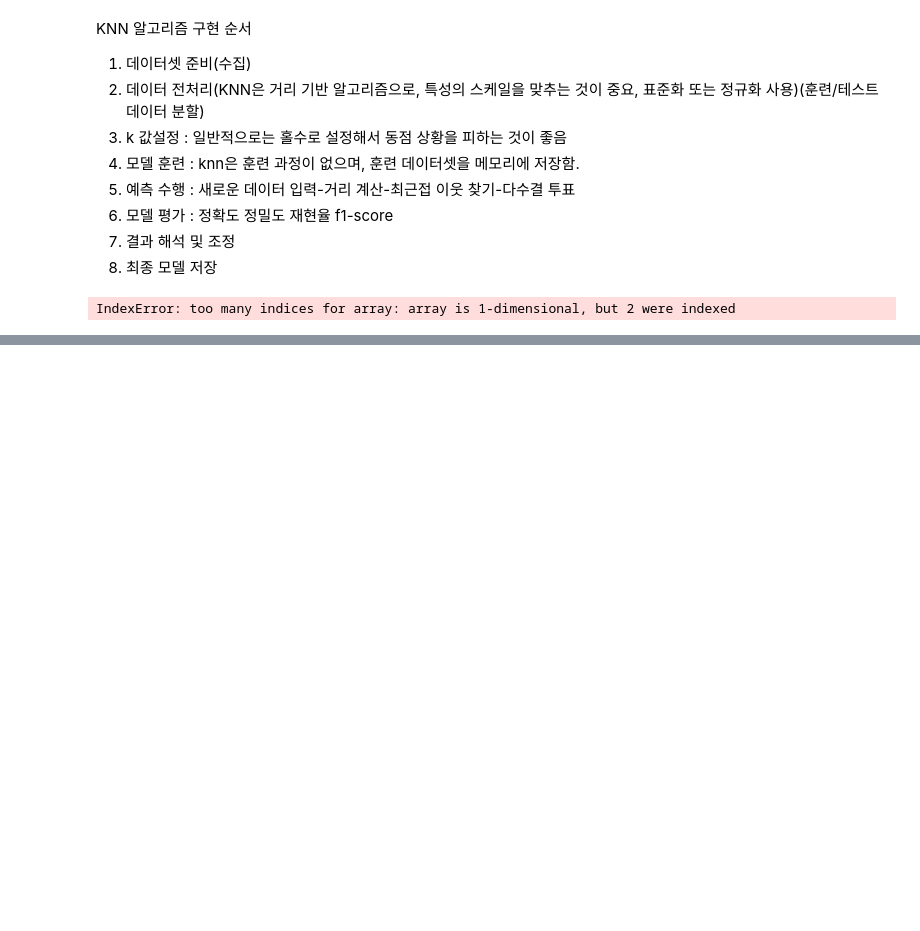
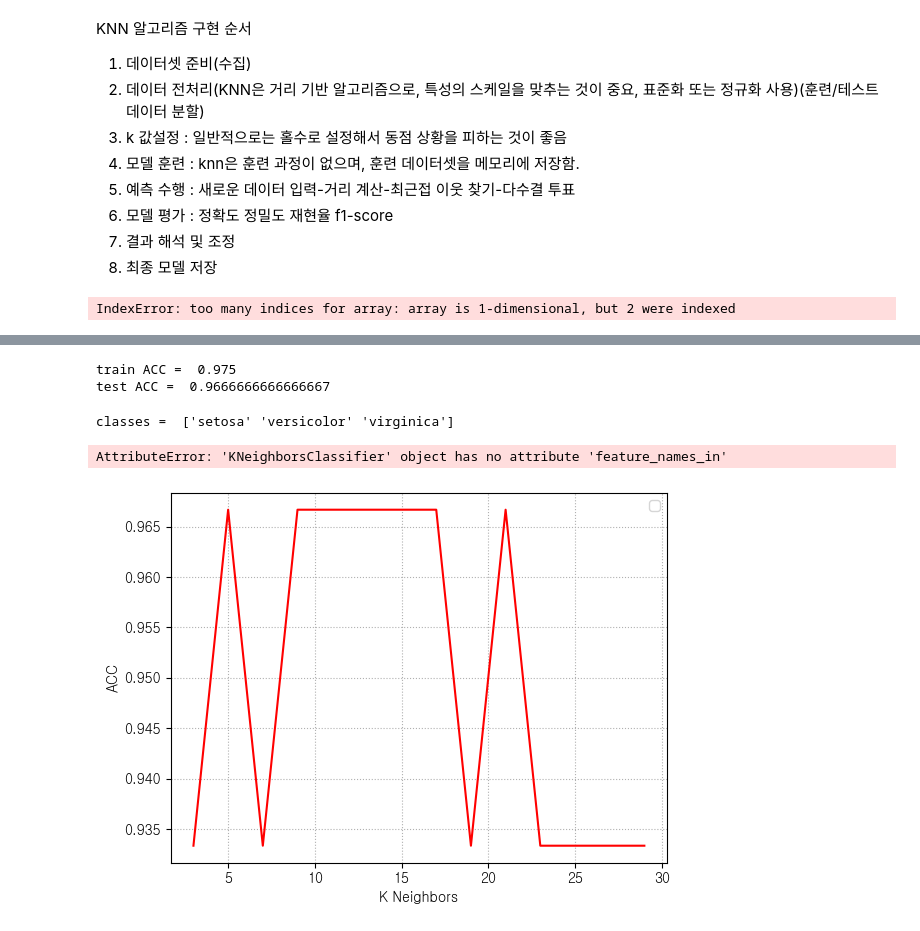
Before and after one commit to rmfpafls/sesac_python, a Jupyter notebook: pandas, seaborn/0911.ipynb, the cells around one changed output, grey strips where cells are left out. Drawn from its saved outputs; the diff is of its cells as text; code cells hidden in the pictures; blank space fills up the shorter version.

```diff
--- a/pandas, seaborn/0911.ipynb
+++ b/pandas, seaborn/0911.ipynb
@@ -368,0 +585,6 @@ IndexError: too many indices for array: array is 1-dimensional, but 2 were index
+# %%
+## Scaling
+mean = train_X.mean()
+std = train_X.std()
+
+print(mean, std)
@@ -368,0 +601,4 @@ IndexError: too many indices for array: array is 1-dimensional, but 2 were index
+# %%
+train_scaled = (train_X -mean)/ std
+test_scaled = (test_X -mean)/ std
+test_scaled
@@ -368,0 +623,44 @@ IndexError: too many indices for array: array is 1-dimensional, but 2 were index
+# %%
+# KNN 모델 정의
+knn = KNeighborsClassifier()  # k = 5 (기본값)
+knn.fit(train_scaled, train_y)
+
+# 훈련 데이터에 대한 정확도 평가
+print("train ACC = ", knn.score(train_scaled, train_y))
+
+# 테스트 데이터에 대한 정확도 평가
+print("test ACC = ", knn.score(test_scaled, test_y))  # test_scaled 사용
+# %% [output]
+train ACC =  0.975
+test ACC =  0.9666666666666667
+# %%
+print("classes = ", knn.classes_)
+print("feature names = ", knn.feature_names_in)
+print("metric = ", knn.effective_metric_)
+print("sample = ", knn.n_samples_fit_)
+print("k = ", knn.n_neighbors)
+# %% [output]
+classes =  ['setosa' 'versicolor' 'virginica']
+AttributeError: 'KNeighborsClassifier' object has no attribute 'feature_names_in'
+# %%
+knn = KNeighborsClassifier()
+
+score_list = []
+n_list = []
+
+for n in range(3, 30):
+    if n % 2 != 0:
+        knn.n_neighbors = n
+        knn.fit(train_scaled, train_y)
+        score = knn.score(test_scaled, test_y)
+        score_list.append(score)
+        n_list.append(n)
+
+plt.plot(n_list, score_list, color = "r")
+plt.grid(linestyle = ":")
+plt.legend()
+plt.xlabel("K Neighbors")
+plt.ylabel("ACC")
+plt.show()
+# %% [output]
+[figure, added]
```
Also changed, not shown: parts of 33 cells of this notebook, 9 other files.
